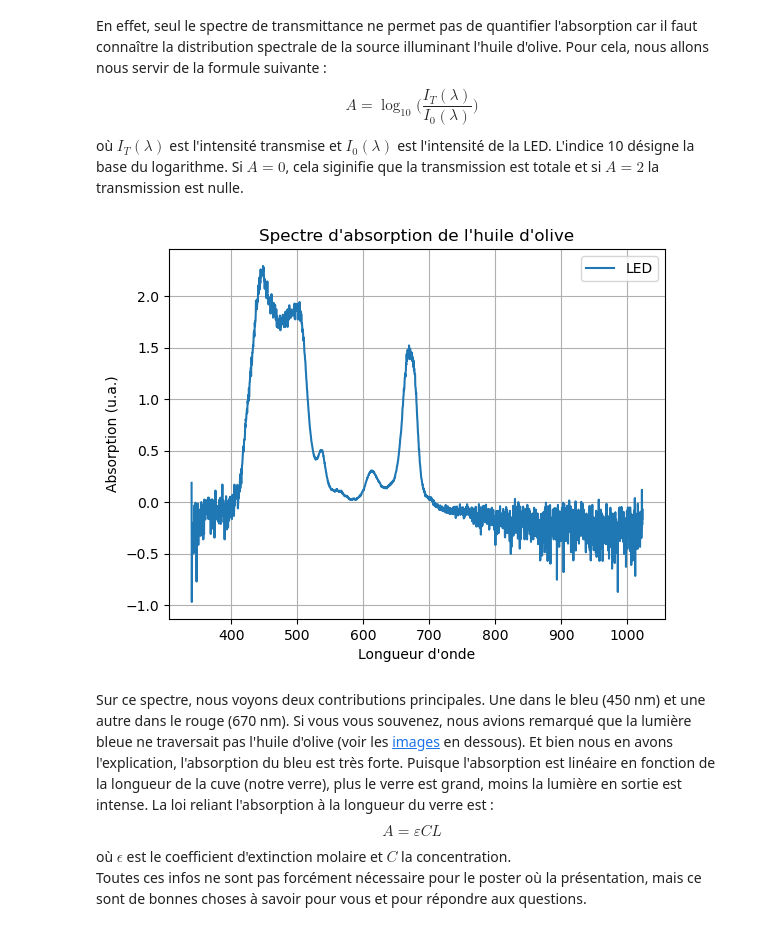
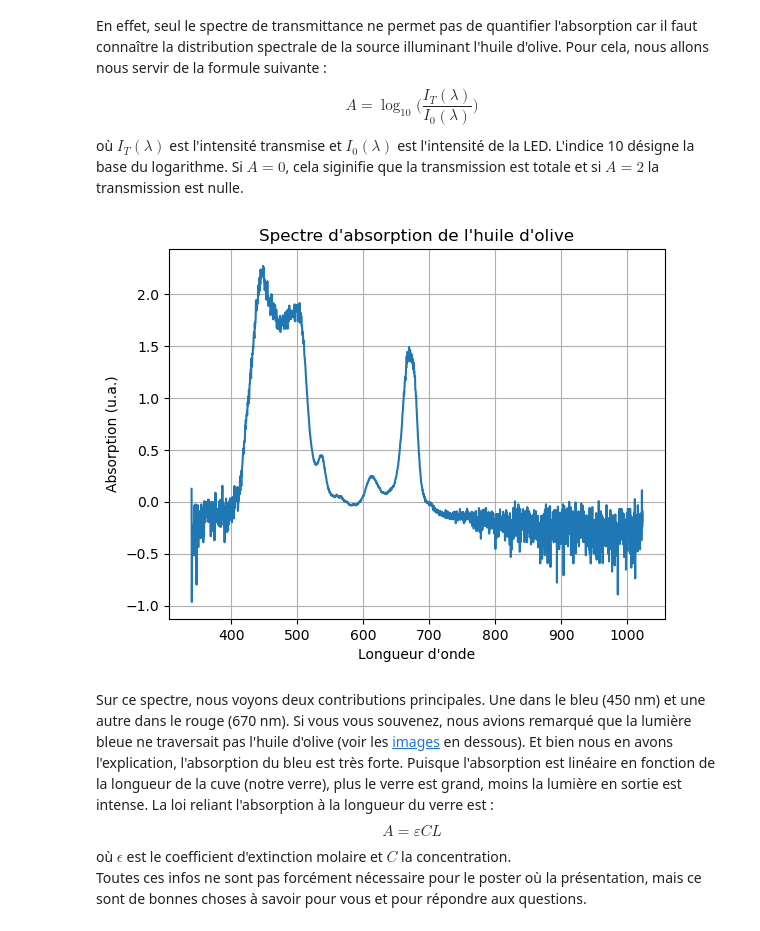
Before and after one commit to ltoguh/fluorescence_project_cordees_2026, a Jupyter notebook: fluo_cordees.ipynb, the cells around one changed output. Drawn from its saved outputs; the diff is of its cells as text; code cells hidden in the pictures.

```diff
--- a/fluo_cordees.ipynb
+++ b/fluo_cordees.ipynb
@@ -61,15 +63,14 @@ Maintenant, nous allons essayer d'obtenir le spectre d'absorbance à partir de c
 où $I_T(\lambda)$ est l'intensité transmise et $I_0(\lambda)$ est l'intensité de la LED. L'indice 10 désigne la base du logarithme. Si $A=0$, cela siginifie que la transmission est totale et si $A=2$ la transmission est nulle.
 # %%
 plt.figure(4)
-plt.plot(df_led[0], -np.log10((0.7*df[1]-130)/(df_led[1]-200)),  linestyle='-')
+plt.plot(df_led[0], -np.log10((0.8*df[1]-150)/(df_led[1]-200)),  linestyle='-')
 plt.xlabel("Longueur d'onde")
 plt.ylabel("Absorption (u.a.)")
 plt.title("Spectre d'absorption de l'huile d'olive")
 plt.grid(True)
-plt.legend()
 plt.show()
 # %% [output]
-[figure, old version]
+[figure, new version]
 # %% [markdown]
 Sur ce spectre, nous voyons deux contributions principales. Une dans le bleu (450 nm) et une autre dans le rouge (670 nm). Si vous vous souvenez, nous avions remarqué que la lumière bleue ne traversait pas l'huile d'olive (voir les <a href="#images_huile_bleu" >images</a> en dessous). Et bien nous en avons l'explication, l'absorption du bleu est très forte. Puisque l'absorption est linéaire en fonction de la longueur de la cuve (notre verre), plus le verre est grand, moins la lumière en sortie est intense. La loi reliant l'absorption à la longueur du verre est : $$ A=\varepsilon C L$$ où $\epsilon$ est le coefficient d'extinction molaire et $C$ la concentration. <br>
 Toutes ces infos ne sont pas forcément nécessaire pour le poster où la présentation, mais ce sont de bonnes choses à savoir pour vous et pour répondre aux questions.
```
Also changed, not shown: parts of 8 cells of this notebook, 1 other file.
